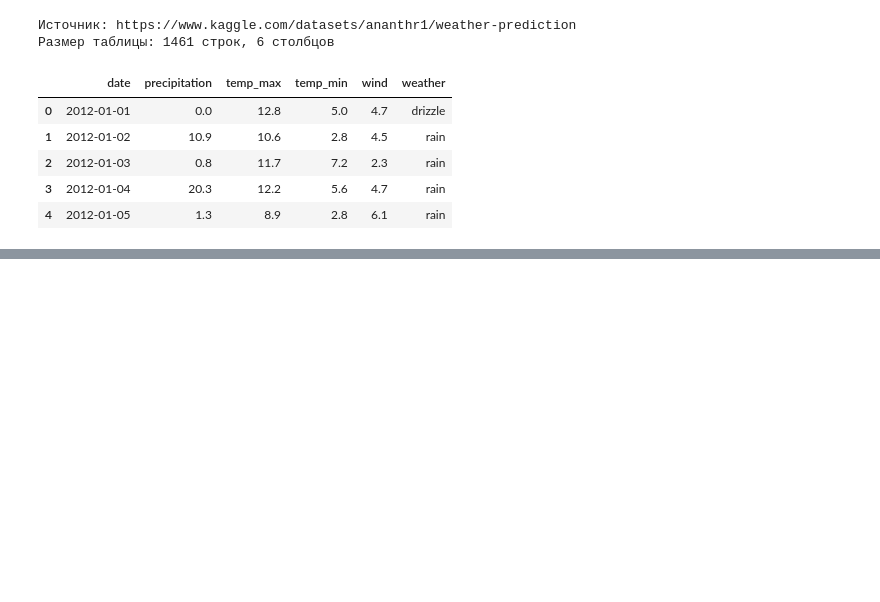
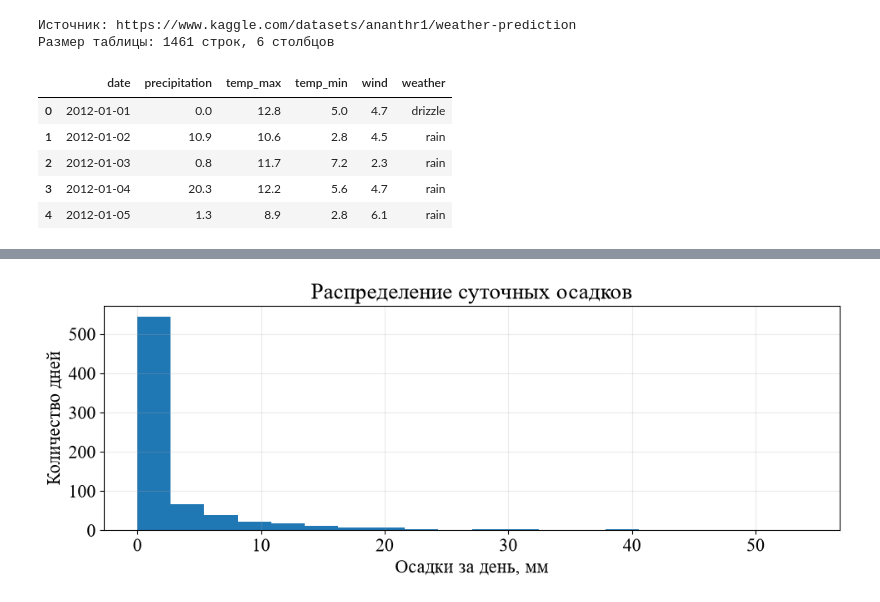
Before and after one commit to RiXenGC/IU1_ML, a Jupyter notebook: sem2/lab8/notebooks/01_visualization.ipynb, the cells around one changed output, grey strips where cells are left out. Drawn from its saved outputs; the diff is of its cells as text; code cells hidden in the pictures; blank space fills up the shorter version.

```diff
--- a/sem2/lab8/notebooks/01_visualization.ipynb
+++ b/sem2/lab8/notebooks/01_visualization.ipynb
@@ -158,0 +146,9 @@ plt.show()
+# %%
+train["precipitation"].plot.hist(bins=20, figsize=(10, 4))
+plt.title("Распределение суточных осадков")
+plt.xlabel("Осадки за день, мм")
+plt.ylabel("Количество дней")
+plt.tight_layout()
+plt.show()
+# %% [output]
+[figure, added]
```
Also changed, not shown: parts of 22 cells of this notebook, 3 other files.
